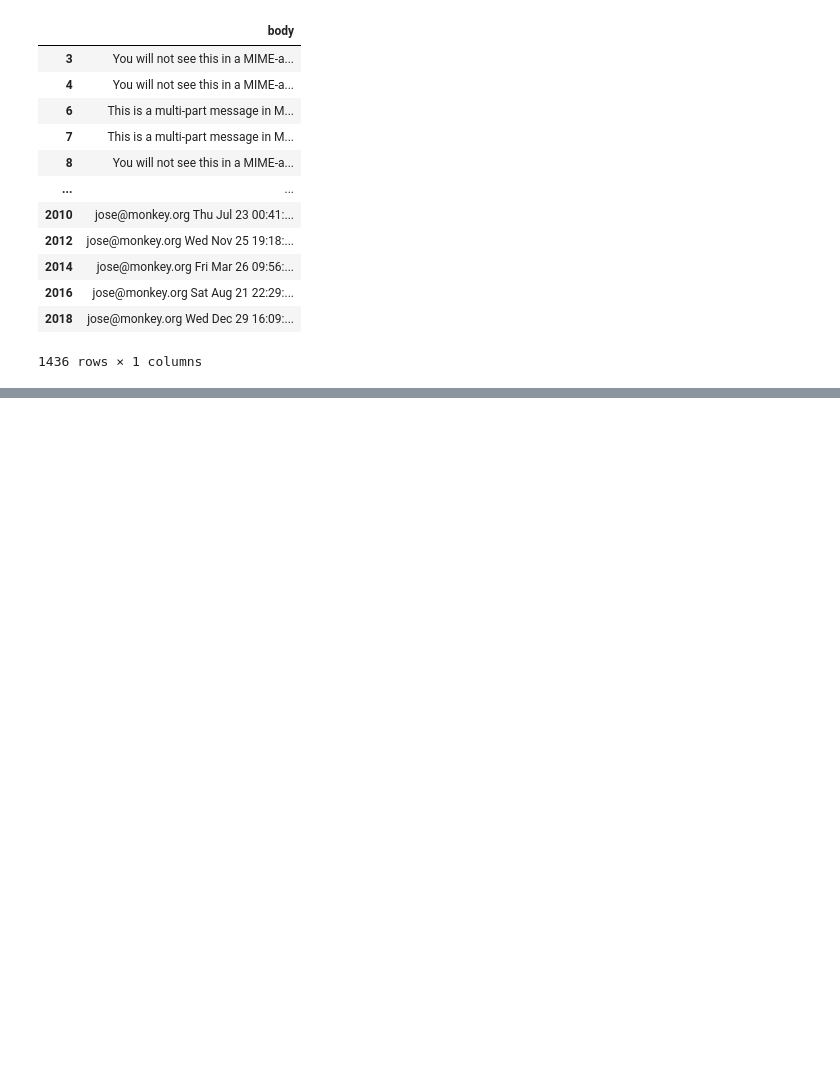
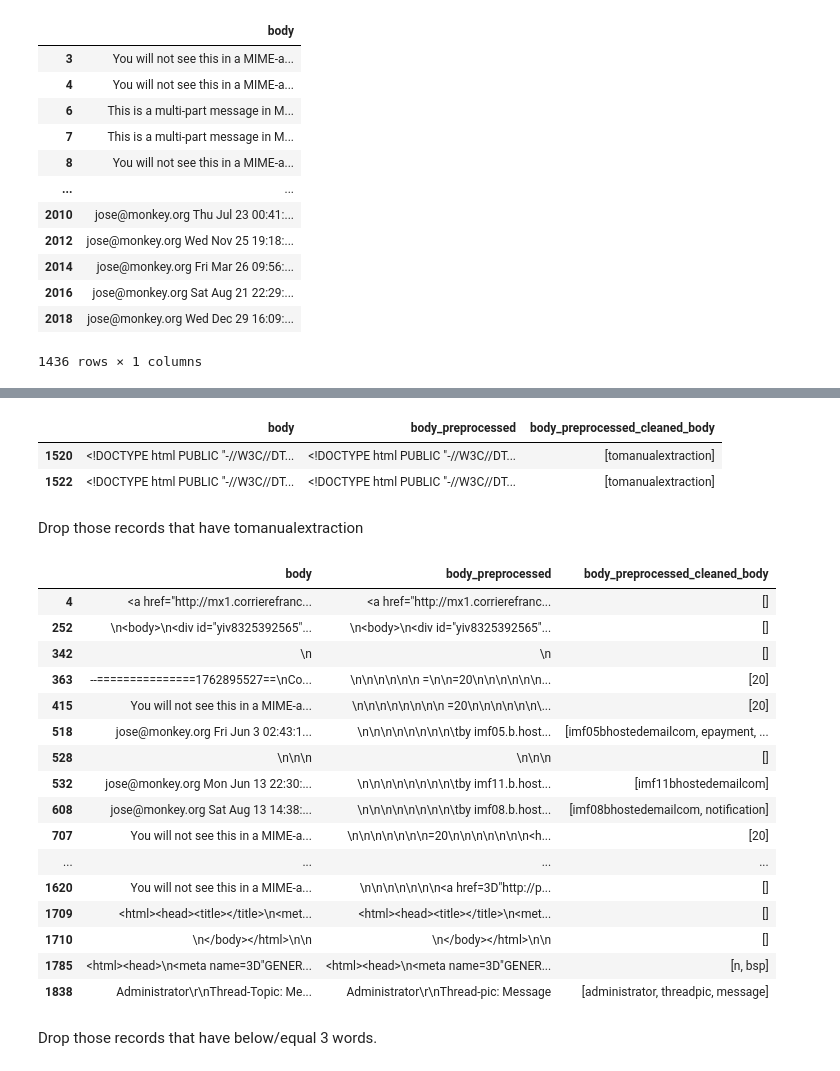
Before and after one commit to zxcvwrs/phishing-detection-DL-NLP, a Jupyter notebook: gcn_model.ipynb, the cells around one changed output, grey strips where cells are left out. Drawn from its saved outputs; the diff is of its cells as text; code cells hidden in the pictures; blank space fills up the shorter version.

Commit message:
Preprocessed Nazario's dataset

```diff
--- a/gcn_model.ipynb
+++ b/gcn_model.ipynb
@@ -322,0 +385,3 @@ test.split('Content-Description', 2)[-1]
+# %%
+df_jose_unprocessed = df_jose_unprocessed[~df_jose_unprocessed['body_preprocessed'].duplicated()]
+df_jose_unprocessed.reset_index(inplace=True, drop=True)
@@ -322,0 +424,2 @@ test.split('Content-Description', 2)[-1]
+# %%
+df_jose_unprocessed['body_preprocessed_cleaned_body'] = df_jose_unprocessed['body_preprocessed'].apply(prepare_body_mail)
@@ -322,0 +444,35 @@ test.split('Content-Description', 2)[-1]
+# %%
+mask_manual_extraction = df_jose_unprocessed['body_preprocessed_cleaned_body'].apply(lambda x: 'tomanualextraction' in x)
+# %%
+df_jose_unprocessed[mask_manual_extraction]
+# %% [output]
+|  | body | body_preprocessed | body_preprocessed_cleaned_body |
+| 1520 | <!DOCTYPE html PUBLIC "-//W3C//DT... | <!DOCTYPE html PUBLIC "-//W3C//DT... | [tomanualextraction] |
+| 1522 | <!DOCTYPE html PUBLIC "-//W3C//DT... | <!DOCTYPE html PUBLIC "-//W3C//DT... | [tomanualextraction] |
+# %% [markdown]
+Drop those records that have tomanualextraction
+# %%
+df_jose_unprocessed = df_jose_unprocessed[~mask_manual_extraction]
+df_jose_unprocessed.reset_index(inplace=True, drop=True)
+# %%
+df_jose_unprocessed[df_jose_unprocessed['body_preprocessed_cleaned_body'].str.len() <= 3]
+# %% [output]
+|  | body | body_preprocessed | body_preprocessed_cleaned_body |
+| 4 | <a href="http://mx1.corrierefranc... | <a href="http://mx1.corrierefranc... | [] |
+| 252 | \n<body>\n<div id="yiv8325392565"... | \n<body>\n<div id="yiv8325392565"... | [] |
+| 342 | \n | \n | [] |
+| 363 | --===============1762895527==\nCo... | \n\n\n\n\n\n =\n\n=20\n\n\n\n\n\n... | [20] |
+| 415 | You will not see this in a MIME-a... | \n\n\n\n\n\n\n\n =20\n\n\n\n\n\n\... | [20] |
+| 518 | jose@monkey.org Fri Jun 3 02:43:1... | \n\n\n\n\n\n\n\n\tby imf05.b.host... | [imf05bhostedemailcom, epayment, ... |
+| 528 | \n\n\n | \n\n\n | [] |
+| 532 | jose@monkey.org Mon Jun 13 22:30:... | \n\n\n\n\n\n\n\n\tby imf11.b.host... | [imf11bhostedemailcom] |
+| 608 | jose@monkey.org Sat Aug 13 14:38:... | \n\n\n\n\n\n\n\n\tby imf08.b.host... | [imf08bhostedemailcom, notification] |
+| 707 | You will not see this in a MIME-a... | \n\n\n\n\n\n\n=20\n\n\n\n\n\n\n<h... | [20] |
+| ... | ... | ... | ... |
+| 1620 | You will not see this in a MIME-a... | \n\n\n\n\n\n\n<a href=3D"http://p... | [] |
+| 1709 | <html><head><title></title>\n<met... | <html><head><title></title>\n<met... | [] |
+| 1710 | \n</body></html>\n\n | \n</body></html>\n\n | [] |
+| 1785 | <html><head>\n<meta name=3D"GENER... | <html><head>\n<meta name=3D"GENER... | [n, bsp] |
+| 1838 | Administrator\r\nThread-Topic: Me... | Administrator\r\nThread-pic: Message | [administrator, threadpic, message] |
+# %% [markdown]
+Drop those records that have below/equal 3 words.
```
Also changed, not shown: parts of 53 cells of this notebook, 1 other file.
